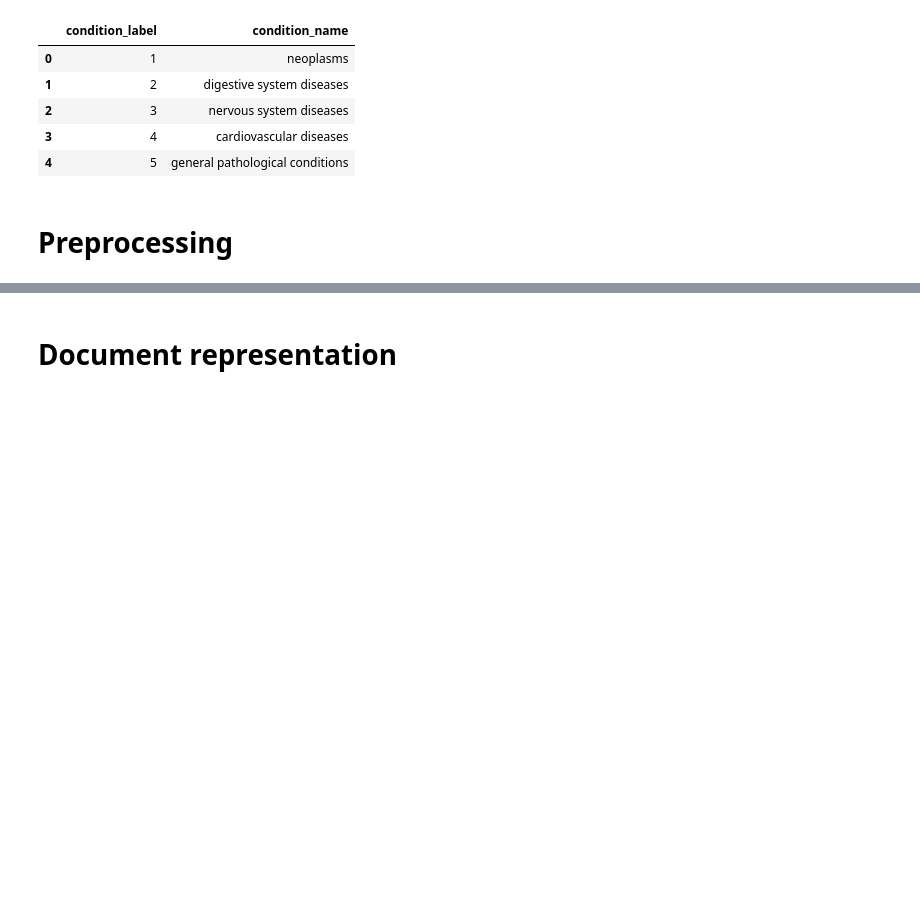
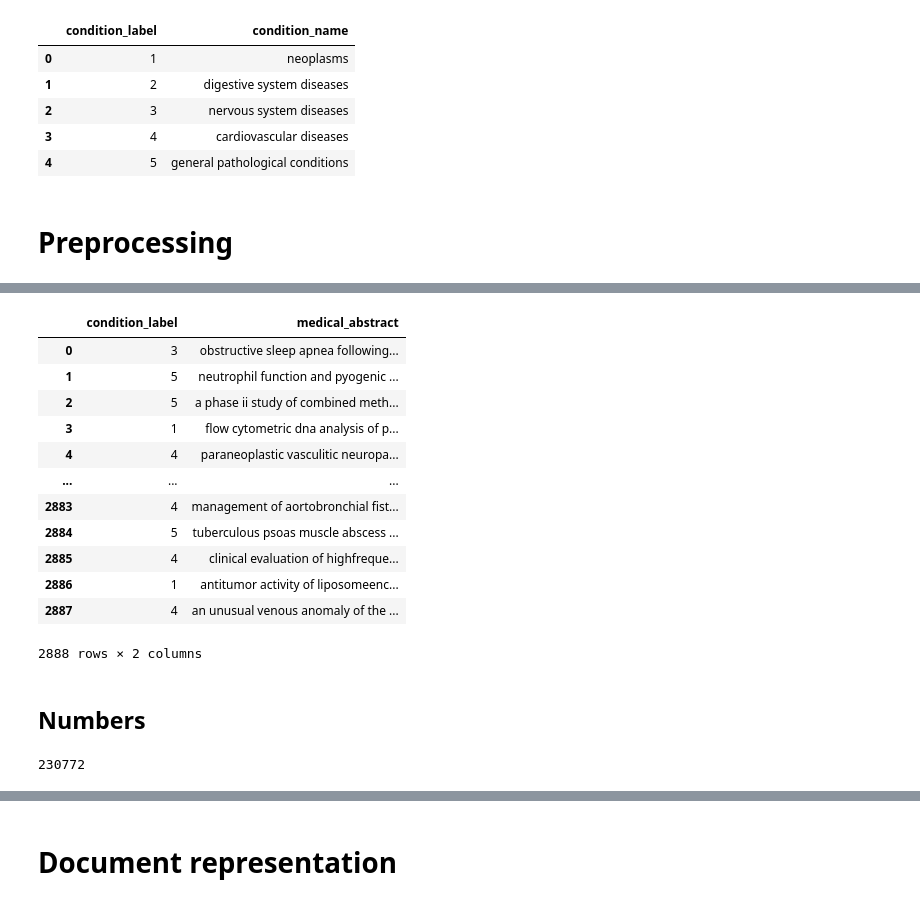
Before and after one commit to lucaMilazzo/TMSmilazzoPagnini2023, a Jupyter notebook: main.ipynb, the cells around one changed output, grey strips where cells are left out. Saved outputs shown, nothing was run; the diff lists cells and outputs as text; code cells hidden in the pictures; blank space fills up the shorter version.

```diff
--- a/main.ipynb
+++ b/main.ipynb
@@ -104,0 +210,26 @@ df_labels
+# %%
+df_test
+# %% [output]
+|  | condition_label | medical_abstract |
+| 0 | 3 | obstructive sleep apnea following... |
+| 1 | 5 | neutrophil function and pyogenic ... |
+| 2 | 5 | a phase ii study of combined meth... |
+| 3 | 1 | flow cytometric dna analysis of p... |
+| 4 | 4 | paraneoplastic vasculitic neuropa... |
+| ... | ... | ... |
+| 2883 | 4 | management of aortobronchial fist... |
+| 2884 | 5 | tuberculous psoas muscle abscess ... |
+| 2885 | 4 | clinical evaluation of highfreque... |
+| 2886 | 1 | antitumor activity of liposomeenc... |
+| 2887 | 4 | an unusual venous anomaly of the ... |
+2888 rows × 2 columns
+# %% [markdown]
+## Numbers
+# %%
+cont_number = 0
+for index, row in df_train.iterrows():
+    text = row.medical_abstract
+    cont_number += sum(c.isdigit() for c in text)
+cont_number
+# %% [output]
+230772
```
Also changed, not shown: parts of 21 cells of this notebook.
